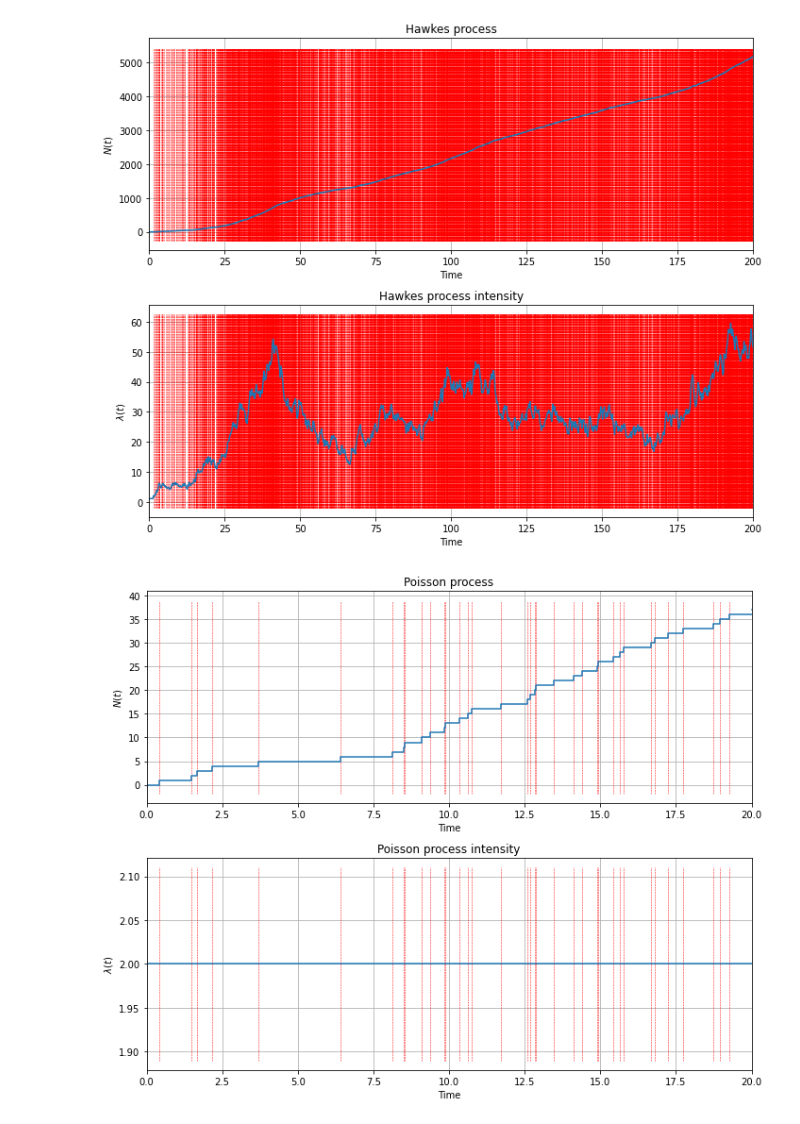
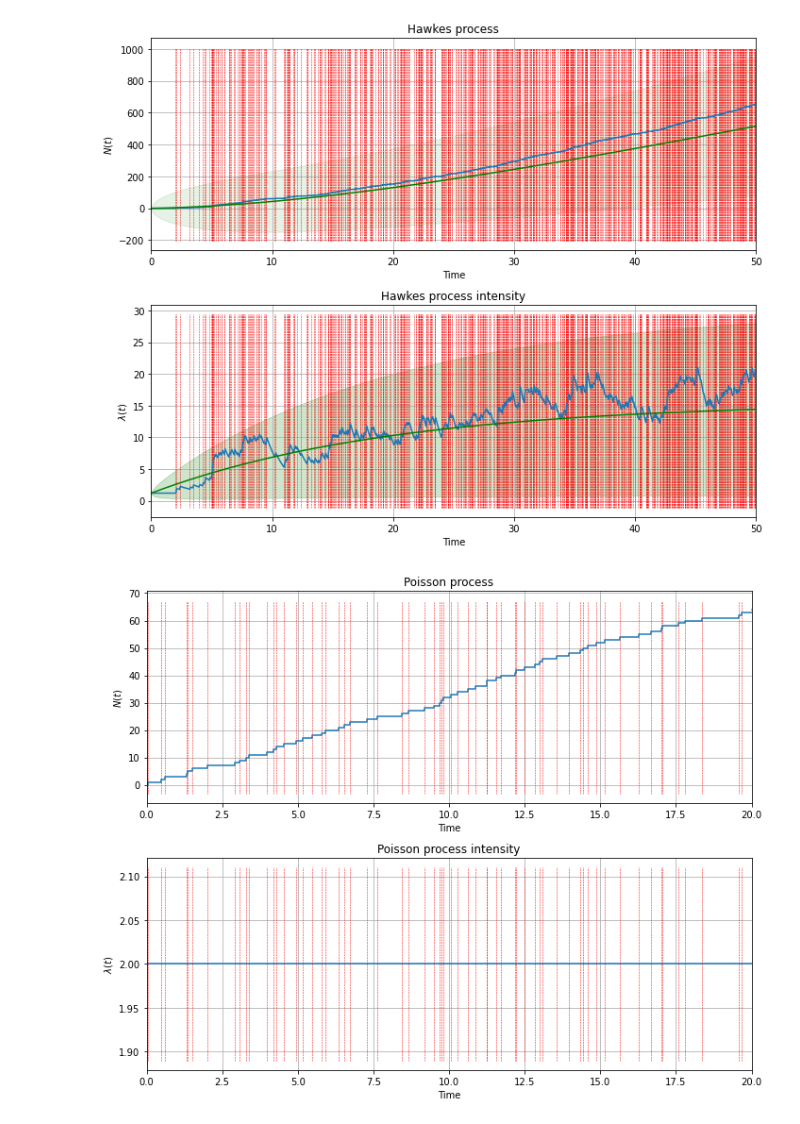
Before and after one commit to leleogere/hawkes-processes, a Jupyter notebook: project.ipynb, the cells around one changed output. Cells and saved outputs as stored; diff of their text form; code cells hidden in the pictures.

Commit message:
Refactor quite a lot of things and add mean and confidance bound intervals to HawkesProcess

```diff
--- a/project.ipynb
+++ b/project.ipynb
@@ -66,46 +79,66 @@ class HawkesProcess(CountingProcess):
         self.beta = beta
         super().__init__(T, name)
 
+    def phi(self, t):
+        return self.alpha * np.exp(-self.beta * t)
+
     def lamb(self, t, tau):
-        return self.mu + sum([self.alpha * np.exp(-self.beta*(t-tk)) for tk in tau])
+        return self.mu + sum([self.phi(t-tk) for tk in tau])
 
     def generate_events(self):
         Tau = []
         s = n = 0
         while s < self.T:
             lambda_bar = self.lamb(s, Tau)
             u = np.random.uniform(0,1)
             w = -np.log(u)/lambda_bar
             s += w
             D = np.random.uniform(0,1)
             if D*lambda_bar <= self.lamb(s, Tau):
                 n += 1
                 t = s
                 Tau.append(t)
         if t <= self.T:
             return Tau
         else:
             return Tau[:-1]
 
-    def _generate_intensity(self, res=1000):
-        x = np.linspace(0, self.T, res)
-        intensity = self.mu * np.ones(res)
+    def generate_intensity(self):
+        x = np.linspace(0, self.T, self.res)
+        intensity = self.mu * np.ones(self.res)
         points0 = self._events_with_limits()
         for i in range(len(points0)-1):
             p1, p2 = points0[i:i+2]
-            i1 = (np.abs(x - p1)).argmin()
-            i2 = (np.abs(x - p2)).argmin()
+            i1 = (np.abs(x - p1)).argmin() + 1  # +1 for left continuity
+            i2 = (np.abs(x - p2)).argmin() + 1  # +1 because of python range excluding last element
             if i == 0:
-                intensity[i1:i2+1] = self.mu
+                intensity[i1:i2] = self.mu
             else:
-                local_intensity = np.array([self.lamb(x[ii], points0[:i+1]) for ii in range(i1, i2+1)])
-                intensity[i1:i2+1] = local_intensity
+                local_intensity = np.array([self.lamb(x[ii], points0[:i]) for ii in range(i1, i2)])
+                intensity[i1:i2] = local_intensity
         return x, intensity
 
-h = HawkesProcess(1.2, 0.6, .61, 200)
-h.plot_process_and_intensity()
+    def get_mean_and_variance(self, t):
+        diff = self.beta - self.alpha
+        mu_inf = self.beta*self.mu/diff
+        mean = mu_inf*t + (self.mu - mu_inf)/diff * (1 - np.exp(-diff*t))
+        var = self.beta**2*mu_inf/diff**2*t + \
+              self.alpha**2*(2*self.mu - mu_inf)/(2*diff)**3 * (1 - np.exp(-2*diff*t)) - \
+              2*self.alpha*self.beta*(self.mu - mu_inf)/diff**2 * t * np.exp(-diff*t) + \
+              ( (self.beta+self.alpha)/diff**2 * (self.mu-mu_inf) - 2*self.alpha*self.beta/diff**3 * mu_inf) * (1 - np.exp(-diff*t))
+        return mean, var
+
+    def get_mean_and_variance_of_intensity(self, t):
+        diff = self.beta - self.alpha
+        mu_inf = self.beta*self.mu/diff
+        mean = mu_inf + (self.mu - mu_inf) * np.exp(-diff*t)
+        var = self.alpha**2*mu_inf/(2*diff) + self.alpha**2*(self.mu-mu_inf)/diff*np.exp(-diff*t) - self.alpha**2*(2*self.mu-mu_inf)/(2*diff)*np.exp(-2*diff*t)
+        return mean, var
+
+h = HawkesProcess(1.2, 0.6, .65, 50)
+h.plot_process_and_intensity(plot_theory=True)
 # %% [output]
-[figure, old version]
+[figure, new version]
 # %%
 class PoissonProcess(CountingProcess):
     def __init__(self, lamb, T, name="Poisson process"):
@@ -116,7 +149,7 @@ class PoissonProcess(CountingProcess):
 
     def generate_events(self):
         Tau = []
-        s = n = 0
+        s = 0
         while s < self.T:
             u = np.random.uniform(0,1)
             w = -np.log(u)/self.lamb
@@ -124,7 +157,7 @@ class PoissonProcess(CountingProcess):
             Tau.append(s)
         return Tau
 
-    def _generate_intensity(self):
+    def generate_intensity(self):
         x = [0, self.T]
         intensity = [self.lamb, self.lamb]
         return x, intensity
@@ -132,4 +165,4 @@ class PoissonProcess(CountingProcess):
 p = PoissonProcess(2, 20)
 p.plot_process_and_intensity()
 # %% [output]
-[figure, old version]
+[figure, new version]
```
Also changed, not shown: parts of 2 cells of this notebook.
